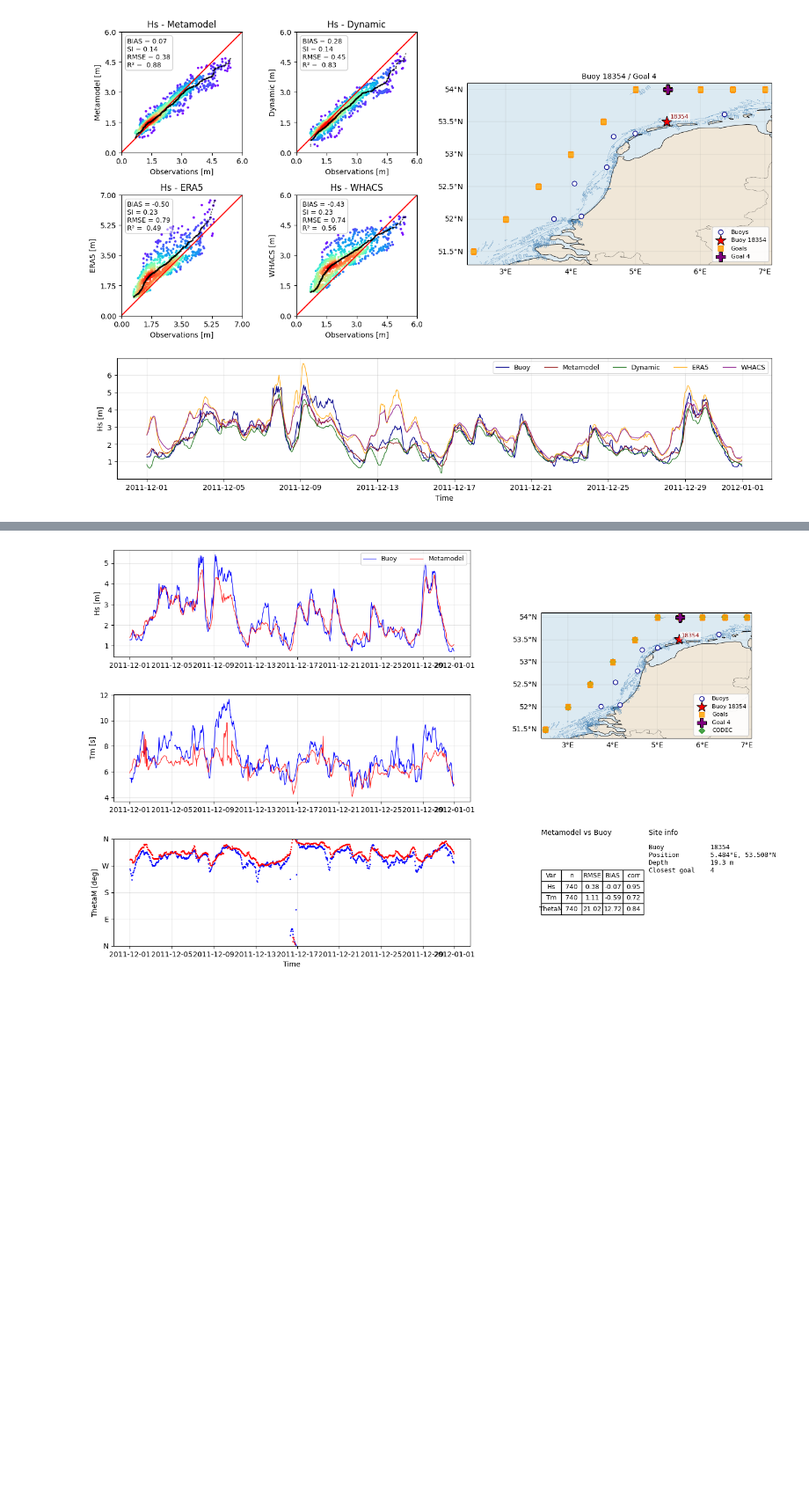
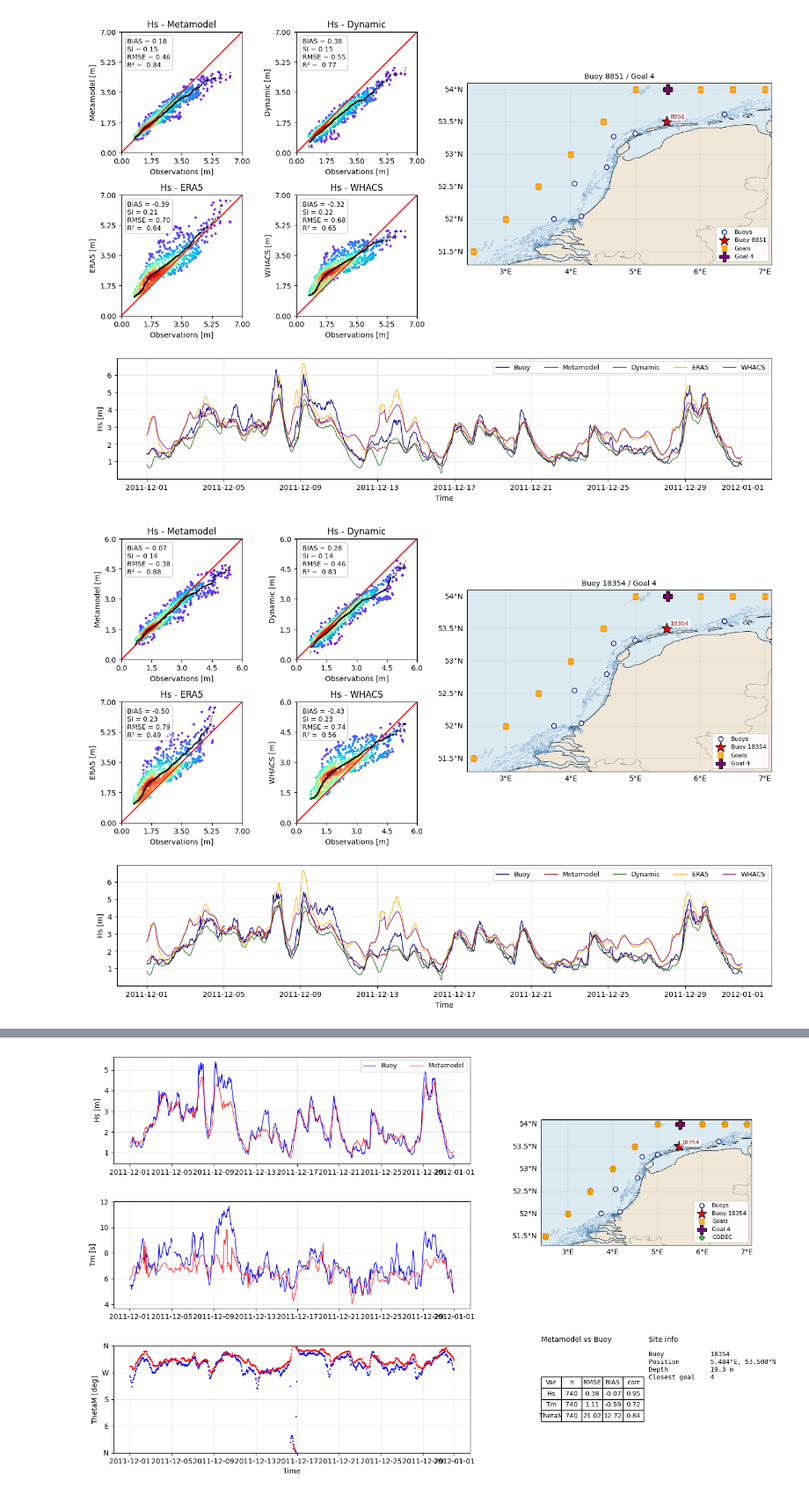
Before and after one commit to GeoOcean/HyGloW, a Jupyter notebook: Netherlands/04_Validate_Metamodel.ipynb, the cells around one changed output, grey strips where cells are left out. Shown at 88% size. Cells and saved outputs as stored; diff of their text form; code cells hidden in the pictures; blank space fills up the shorter version.

```diff
--- a/Netherlands/04_Validate_Metamodel.ipynb
+++ b/Netherlands/04_Validate_Metamodel.ipynb
@@ -36,21 +36,22 @@ BATHY_PATH = "inputs/UGdcsm-fm_100m2coast3d_v3_era5bnd_net.nc"
 # %%
 from utils.validation import validate_all_models
 
 for i_buoy, (buoy, closest_goal) in enumerate(
-    zip(observation_data.buoy[1:2], observation_data.closest_goal[1:2])
+    zip(observation_data.buoy, observation_data.closest_goal)
 ):
     validate_all_models(
         observation_data.sel(buoy=buoy),
         metamodel_data.isel(site=i_buoy),
         dynamic_data.isel(stations=i_buoy),
         era5_data.sel(goal=closest_goal),
         whacs_data.sel(goal=closest_goal),
         buoys=buoys_coords,
         goals=goals_coords,
         # extra_points=[
         #     {"df": codec_coords, "label": "CODEC", "color": "green", "marker": "D"},
         # ],
         bathymetry_path=BATHY_PATH,
     )
 # %% [output]
-[figure, old version]
+[figure, new version]
+[figure, added]
```
Also changed, not shown: parts of 1 cell of this notebook, 42 other files.
